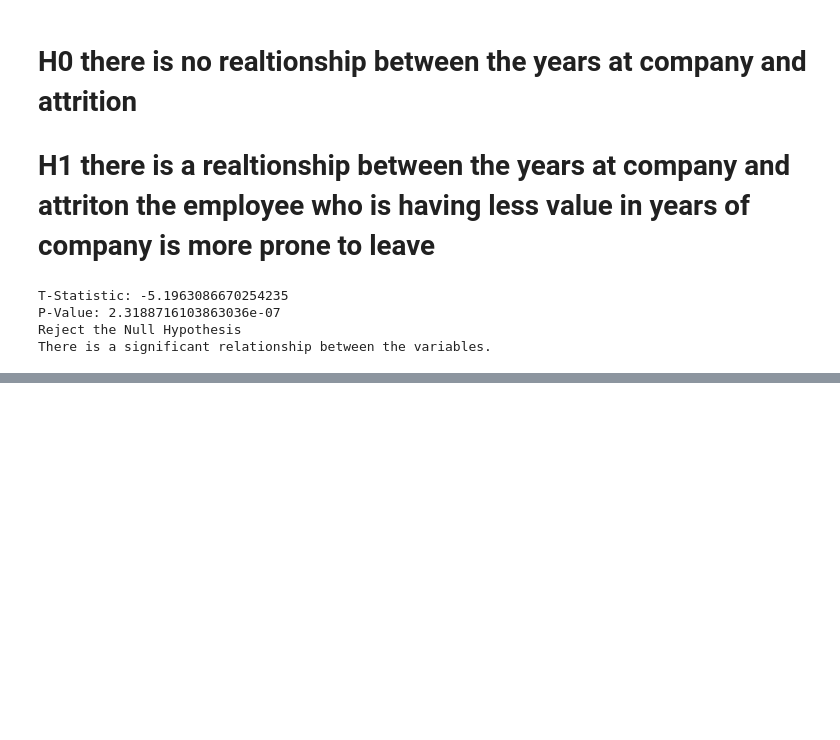
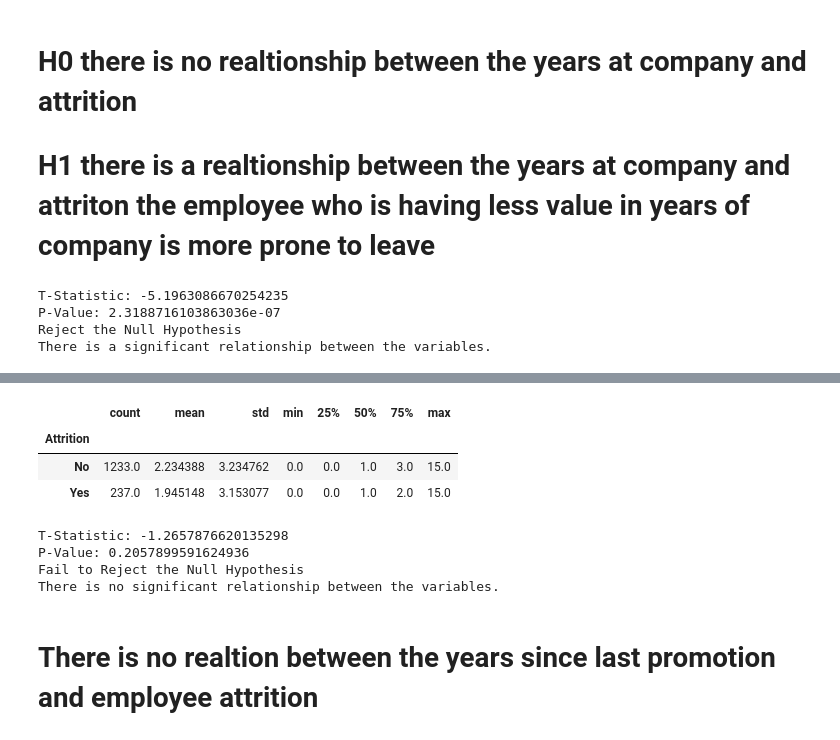
Before and after one commit to datasciencesociety-lab/Data_Analytics_Program, a Jupyter notebook: exploratory-data-analysis.ipynb, the cells around one changed output, grey strips where cells are left out. Drawn from its saved outputs; the diff is of its cells as text; code cells hidden in the pictures; blank space fills up the shorter version.

```diff
--- a/exploratory-data-analysis.ipynb
+++ b/exploratory-data-analysis.ipynb
@@ -1217,0 +1344,25 @@ There is a significant relationship between the variables.
+# %%
+df.groupby("Attrition")["YearsSinceLastPromotion"].describe()
+# %% [output]
+|  | count | mean | std | min | 25% | 50% | 75% | max |
+| Attrition |  |  |  |  |  |  |  |  |
+| No | 1233.0 | 2.234388 | 3.234762 | 0.0 | 0.0 | 1.0 | 3.0 | 15.0 |
+| Yes | 237.0 | 1.945148 | 3.153077 | 0.0 | 0.0 | 1.0 | 2.0 | 15.0 |
+# %%
+from scipy.stats import ttest_ind
+
+yes_last_promo = df[df["Attrition"] == "Yes"]["YearsSinceLastPromotion"]
+no_last_promo = df[df["Attrition"] == "No"]["YearsSinceLastPromotion"]
+
+t_stat, p_value = ttest_ind(yes_last_promo,no_last_promo)
+
+print("T-Statistic:", t_stat)
+print("P-Value:", p_value)
+hypothesis_test(p_value)
+# %% [output]
+T-Statistic: -1.2657876620135298
+P-Value: 0.2057899591624936
+Fail to Reject the Null Hypothesis
+There is no significant relationship between the variables.
+# %% [markdown]
+# There is no realtion between the years since last promotion and employee attrition
```
Also changed, not shown: parts of 19 cells of this notebook.
